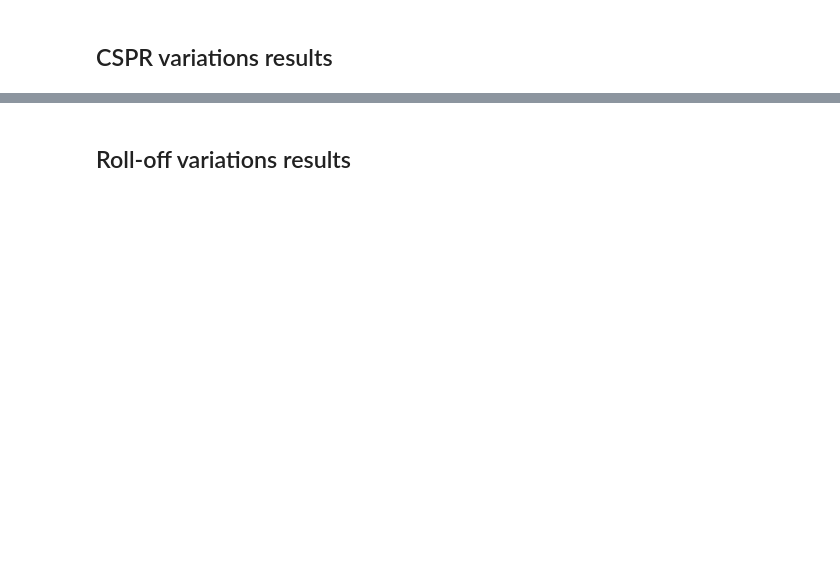
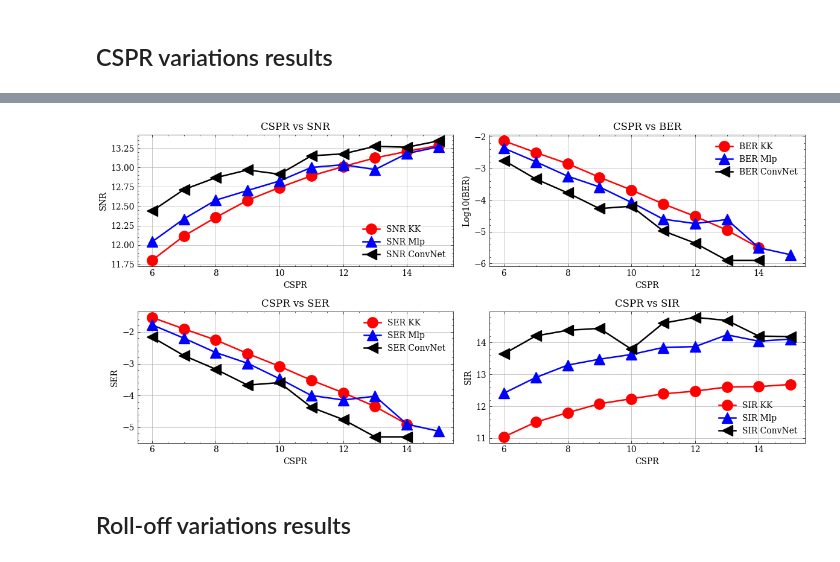
Before and after one commit to silasabs/PIVIC-PIBIC-Comunicacoes-Opticas, a Jupyter notebook: jupyter notebooks/Pibic_Results_PhaseRetrieval.ipynb, the cells around one changed output, grey strips where cells are left out. Saved outputs shown, nothing was run; the diff lists cells and outputs as text; code cells hidden in the pictures; blank space fills up the shorter version.

```diff
--- a/jupyter notebooks/Pibic_Results_PhaseRetrieval.ipynb
+++ b/jupyter notebooks/Pibic_Results_PhaseRetrieval.ipynb
@@ -173,3 +112,55 @@ if savePlots:
+# %%
+loPower = np.arange(6,16,1)
+savePlots = True
+markersize = 12.5
+plt.figure(num=None, figsize=(12, 6))
+
+graphic01 = plt.subplot(2, 2, 1)
+plt.plot(loPower, 10*np.log10(CSPR_SNR[0,:]), color='red', marker='o', markersize=markersize, label='SNR KK')
+plt.plot(loPower, 10*np.log10(CSPR_SNR[1,:]), color='blue', marker='^', markersize=markersize, label='SNR Mlp')
+plt.plot(loPower, 10*np.log10(CSPR_SNR[2,:]), color='black', marker='<', markersize=markersize, label='SNR ConvNet')
+plt.xlabel('CSPR')
+plt.ylabel('SNR')
+plt.title('CSPR vs SNR')
+plt.legend()
+plt.grid()
+
+graphic02 = plt.subplot(2, 2, 2)
+plt.plot(loPower, np.log10(CSPR_BER[0,:]), color='red', marker='o', markersize=markersize, label='BER KK')
+plt.plot(loPower, np.log10(CSPR_BER[1,:]), color='blue', marker='^', markersize=markersize, label='BER Mlp')
+plt.plot(loPower, np.log10(CSPR_BER[2,:]), color='black', marker='<', markersize=markersize, label='BER ConvNet')
+plt.xlabel('CSPR')
+plt.ylabel('Log10(BER)')
+plt.title('CSPR vs BER')
+plt.legend()
+plt.grid()
+
+graphic03 = plt.subplot(2, 2, 3)
+plt.plot(loPower, np.log10(CSPR_SER[0,:]), color='red', marker='o', markersize=markersize, label='SER KK')
+plt.plot(loPower, np.log10(CSPR_SER[1,:]), color='blue', marker='^', markersize=markersize, label='SER Mlp')
+plt.plot(loPower, np.log10(CSPR_SER[2,:]), color='black', marker='<', markersize=markersize, label='SER ConvNet')
+plt.xlabel('CSPR')
+plt.ylabel('SER')
+plt.title('CSPR vs SER')
+plt.legend()
+plt.grid()
+
+graphic04 = plt.subplot(2, 2, 4)
+plt.plot(loPower, 10*np.log10(CSPR_SIR[0,:]), color='red', marker='o', markersize=markersize, label='SIR KK')
+plt.plot(loPower, 10*np.log10(CSPR_SIR[1,:]), color='blue', marker='^', markersize=markersize, label='SIR Mlp')
+plt.plot(loPower, 10*np.log10(CSPR_SIR[2,:]), color='black', marker='<', markersize=markersize, label='SIR ConvNet')
+plt.xlabel('CSPR')
+plt.ylabel('SIR')
+plt.title('CSPR vs SIR')
+plt.legend()
+plt.grid()
+
+plt.tight_layout()
+
+if savePlots:
+    plt.savefig(r'C:\Users\optic\Documents\PIVIC-PIBIC-Comunicacoes-Opticas\resultados\Figuras\Pibic'+'\CSPR_Results.png', dpi=600)
+# %% [output]
+[figure, added]
 # %% [markdown]
 ## Roll-off variations results
 # %%
```
Also changed, not shown: parts of 5 cells of this notebook, 1 other file.
